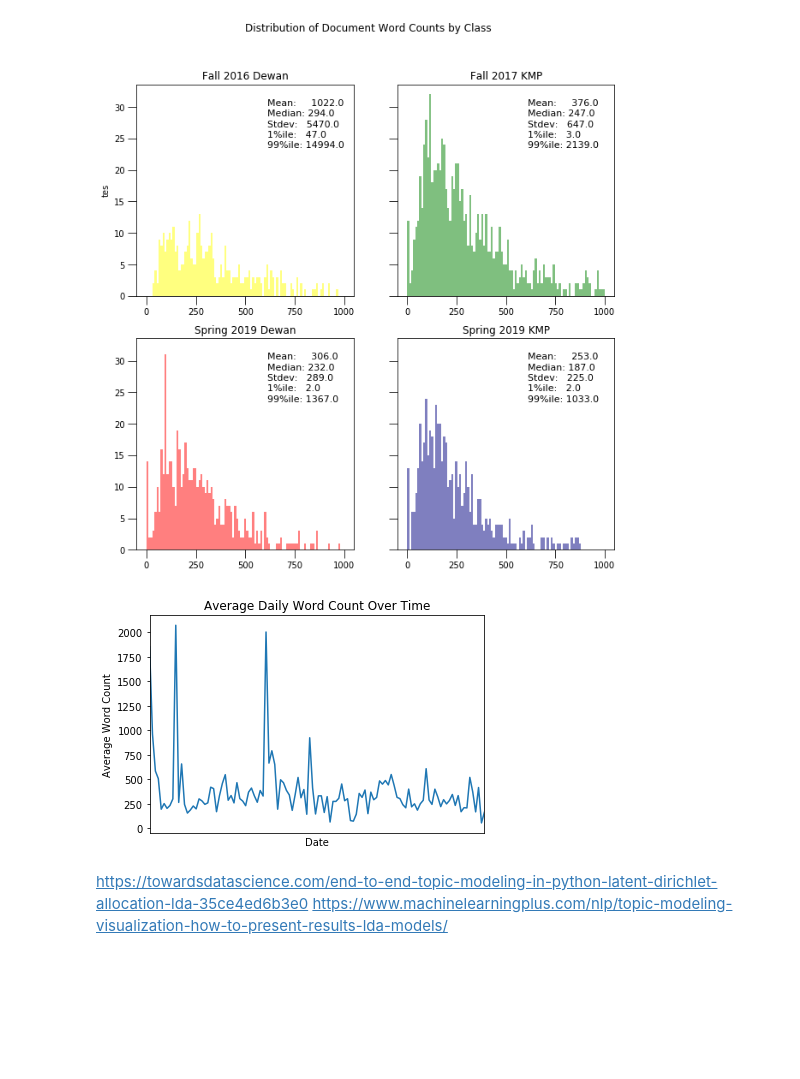
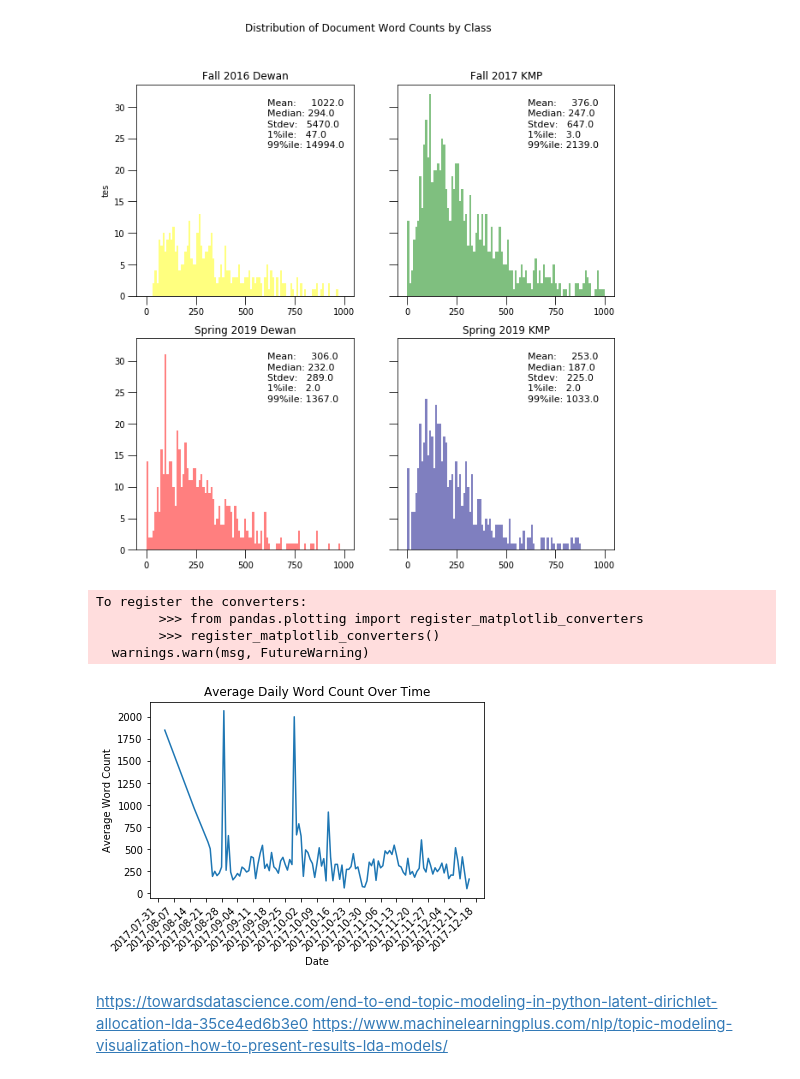
Before and after one commit to akan72/PiazzaTextualAnalysis, a Jupyter notebook: piazzatextualanalysis/data_analysis.ipynb, the cells around one changed output. Saved outputs shown, nothing was run; the diff lists cells and outputs as text; code cells hidden in the pictures; blank space fills up the shorter version.

Commit message:
Add word count over time sample plot

```diff
--- a/piazzatextualanalysis/data_analysis.ipynb
+++ b/piazzatextualanalysis/data_analysis.ipynb
@@ -136,7 +136,6 @@ for i in range(len(dfs)):
     current_df = pd.read_pickle(dfs[i])
 
     # Adding on new features
-    current_df['month_day'] = current_df['created'].dt.strftime('%m-%d')
     current_df['word_count'] = current_df['text'].map(lambda x: len(x))
 
     all_dfs.append(current_df)
@@ -225,38 +224,39 @@ plt.show()
 # %%
 # TODO: Average word count over time for each class
 def sorted_word_count(df):
-    return (df.copy()[['month_day', 'word_count']]
-     .groupby('month_day')
+    df = df.copy()
+    df['created'] = df['created'].dt.date
+
+    return (df[['created', 'word_count']]
+     .groupby('created')
      .agg('mean')
      .reset_index()
-     .sort_values(by='month_day'))
+     .sort_values(by='created'))
 sorted_word_counts = [sorted_word_count(df) for df in all_dfs]
 # %%
 import matplotlib.dates as mdates
 
 wc_1 = sorted_word_counts[1]
-months = mdates.MonthLocator()  # every month
+weeks = mdates.WeekdayLocator(byweekday=mdates.MO)
 fig, ax = plt.subplots()
 
-ax.plot(wc_1['month_day'], wc_1['word_count'])
-ax.xaxis.set_major_locator(months)
+ax.plot(wc_1['created'], wc_1['word_count'])
+ax.xaxis.set_major_locator(weeks)
 
-datemin = wc_1['month_day'].min()
-datemax = wc_1['month_day'].max()
-
-# datemin = np.datetime64(wc_1['month_day'], 'm')
-# datemax = np.datetime64(wc_1['month_day'][0], 'm') + np.timedelta64(1, 'm')
-ax.set_xlim(datemin, datemax)
+plt.gcf().autofmt_xdate()
 
 # format the coords message box
-ax.format_xdata = mdates.DateFormatter('%d-%m')
-ax.format_ydata = lambda x: '$%1.2f' % x  # format the price.
+plt.xticks(rotation=45)
 plt.ylabel("Average Word Count")
 plt.xlabel("Date")
 plt.title("Average Daily Word Count Over Time")
 plt.show()
 # %% [output]
+To register the converters:
+        >>> from pandas.plotting import register_matplotlib_converters
+        >>> register_matplotlib_converters()
+  warnings.warn(msg, FutureWarning)
-[figure, old version]
+[figure, new version]
 # %%
 # TODO: t_SNE
 # %%
```
Also changed, not shown: parts of 2 cells of this notebook.
